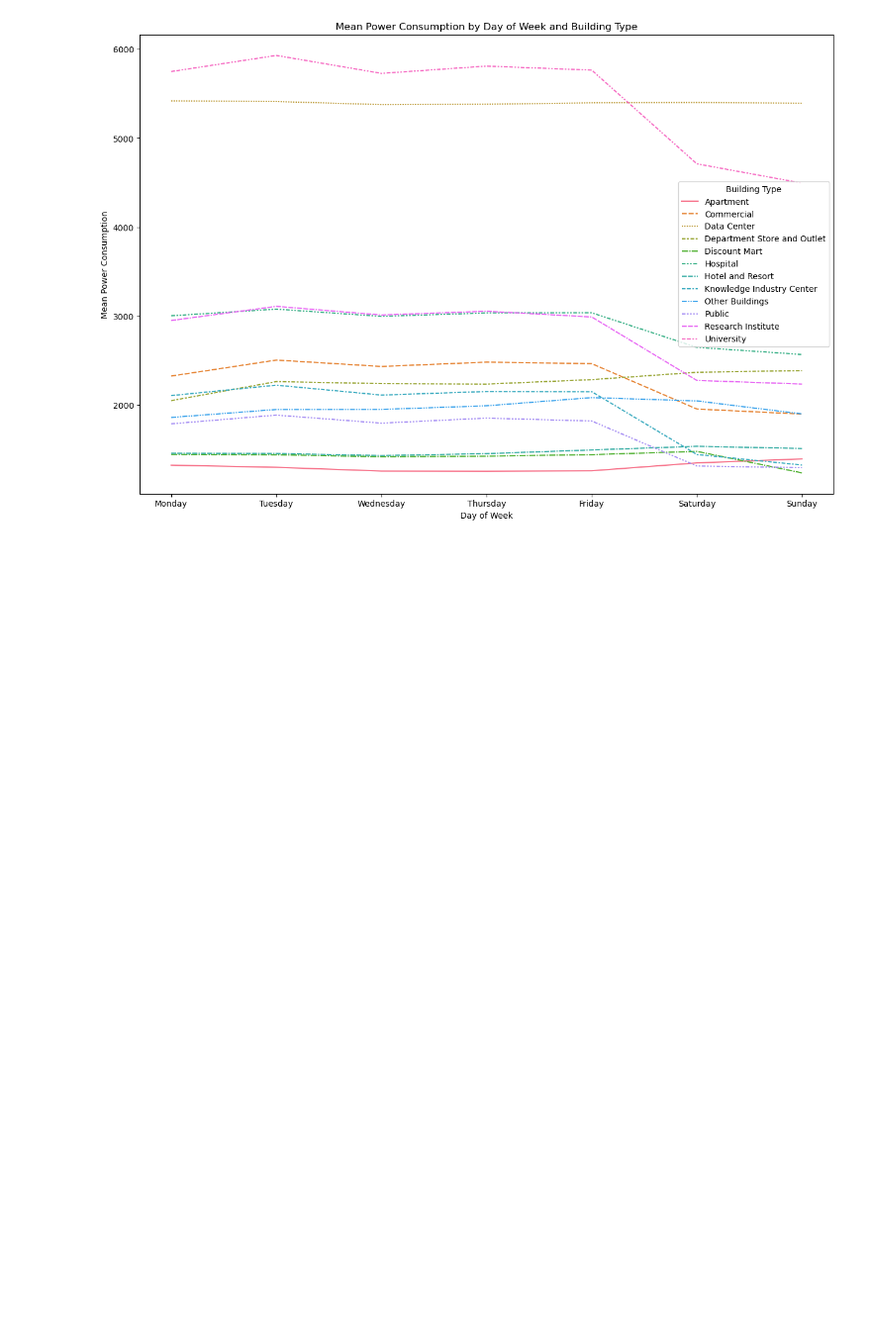
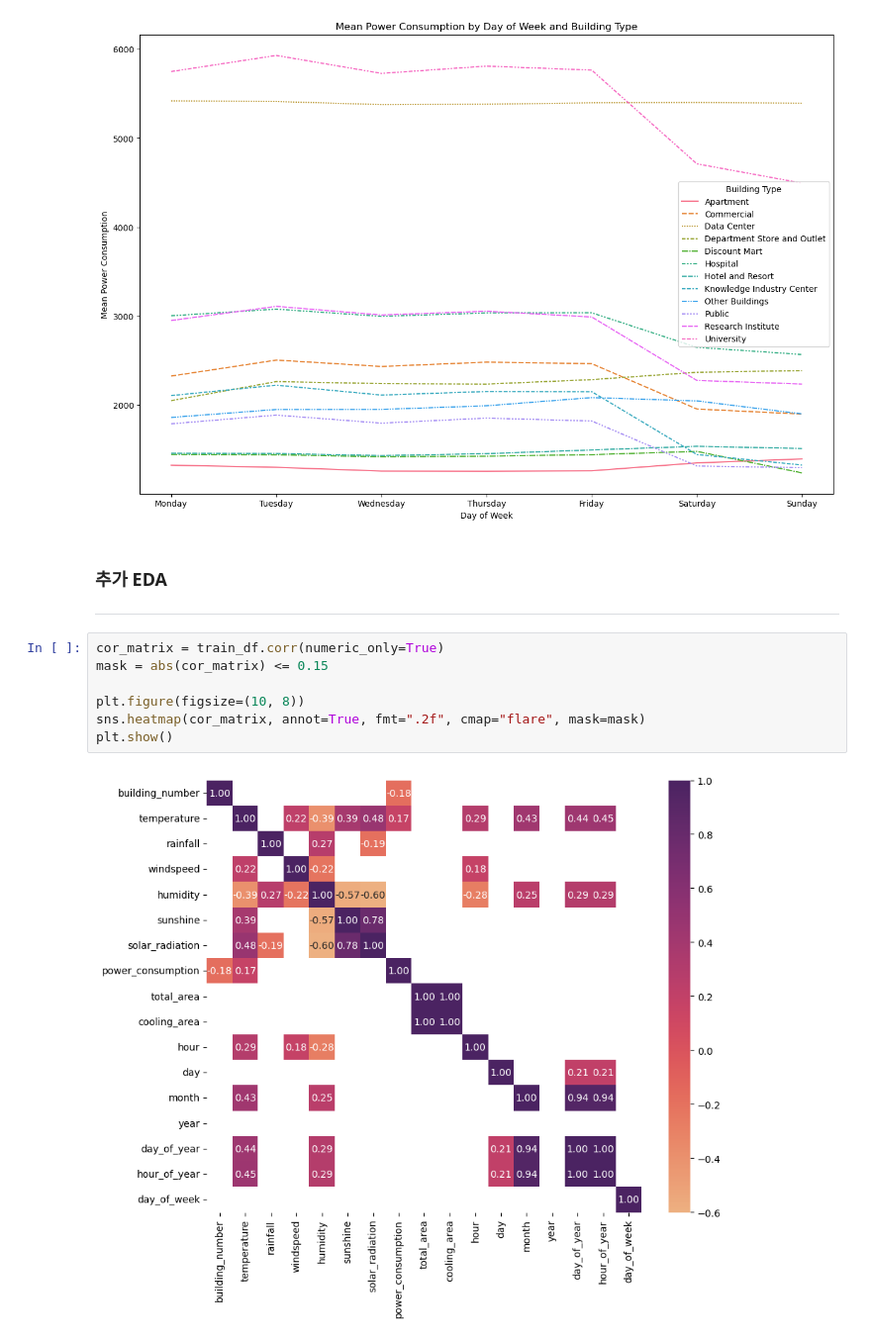
Before and after one commit to hypoxisaurea/electricity-usage-analysis, a Jupyter notebook: EDA.ipynb, the cells around one changed output. Shown at 99% size. Saved outputs shown, nothing was run; the diff lists cells and outputs as text; blank space fills up the shorter version.

```diff
--- a/EDA.ipynb
+++ b/EDA.ipynb
@@ -289,3 +291,15 @@ plt.legend(title='Building Type')
 plt.show()
 # %% [output]
 [figure]
+# %% [markdown]
+### 추가 EDA
+---
+# %%
+cor_matrix = train_df.corr(numeric_only=True)
+mask = abs(cor_matrix) <= 0.15
+
+plt.figure(figsize=(10, 8))
+sns.heatmap(cor_matrix, annot=True, fmt=".2f", cmap="flare", mask=mask)
+plt.show()
+# %% [output]
+[figure, added]
```
Also changed, not shown: parts of 75 cells of this notebook.
